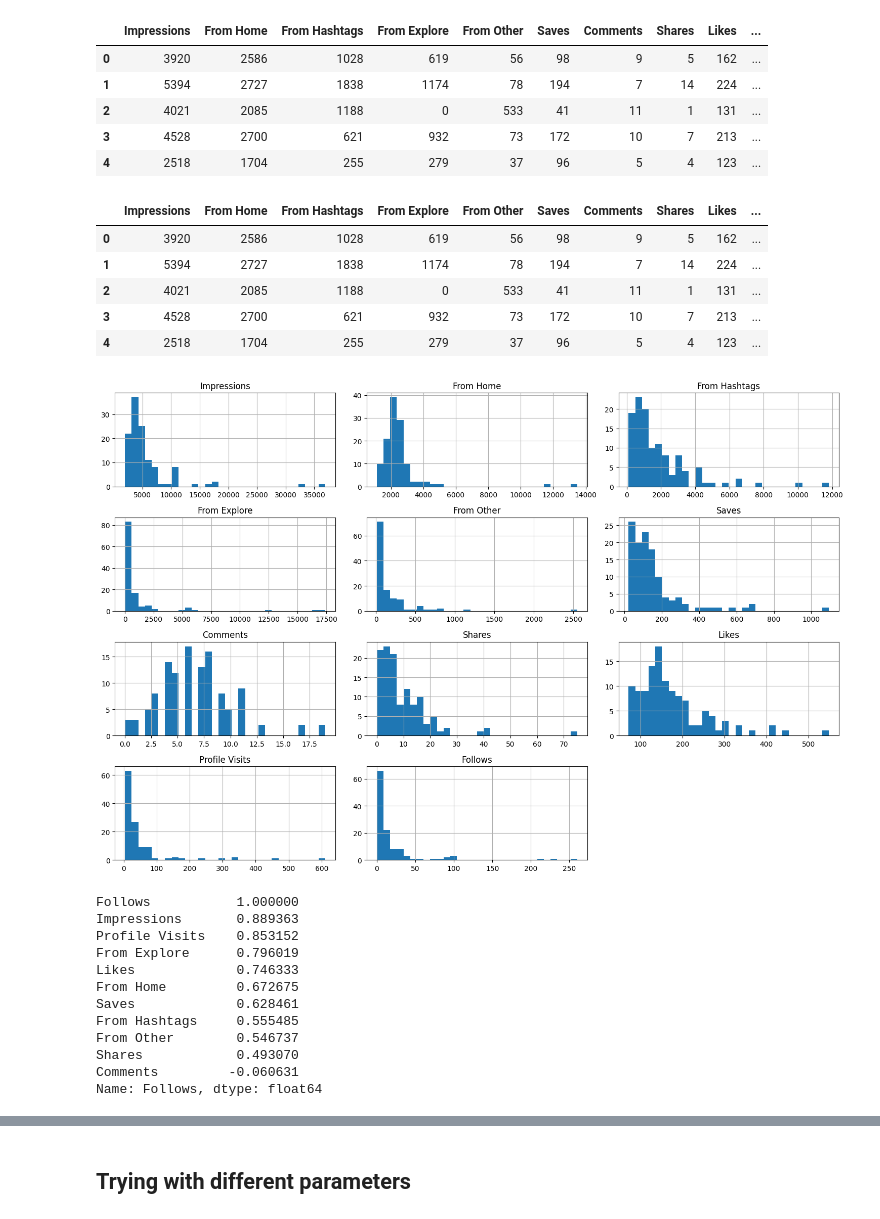
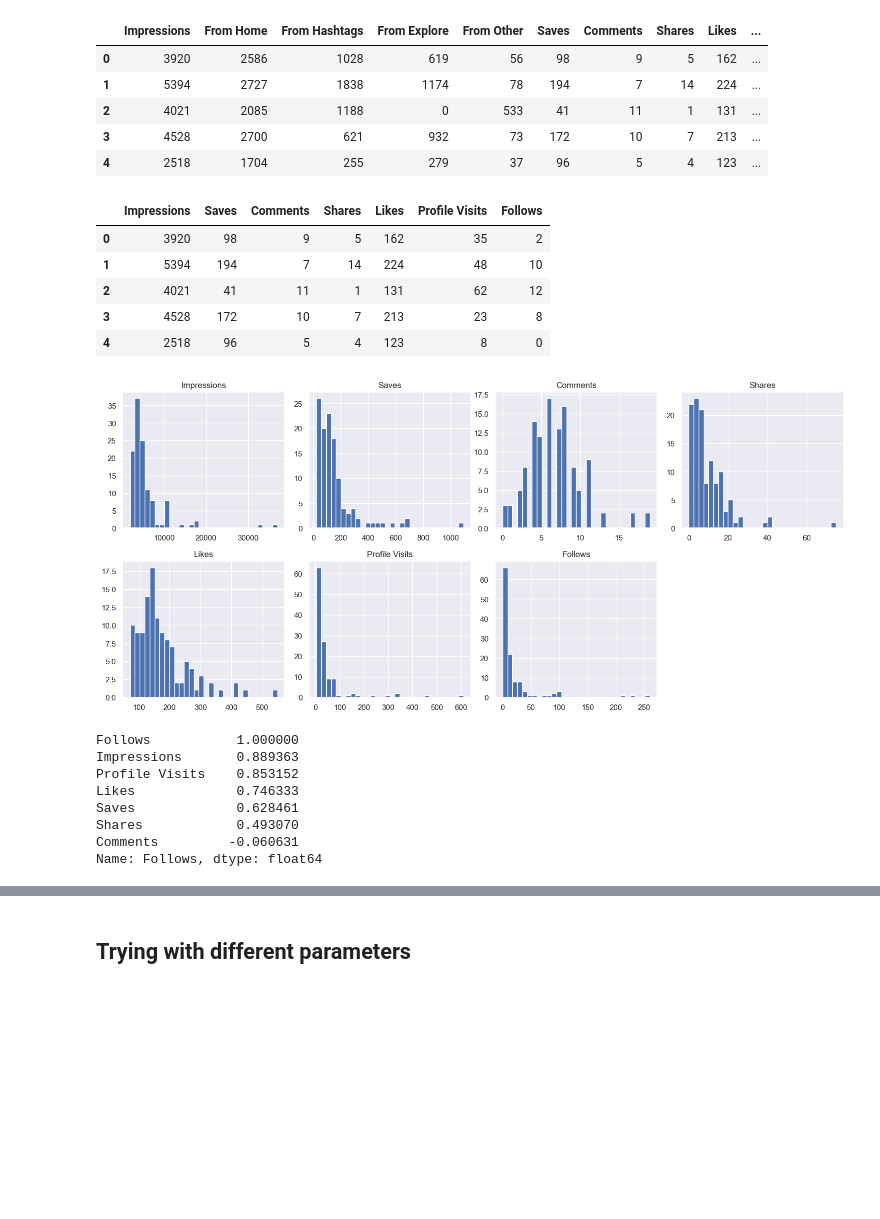
Before and after one commit to Thiraput01/Instragram-analyze, a Jupyter notebook: follow_predict/follow_predict.ipynb, the cells around one changed output, grey strips where cells are left out. Saved outputs shown, nothing was run; the diff lists cells and outputs as text; code cells hidden in the pictures; blank space fills up the shorter version.

```diff
--- a/follow_predict/follow_predict.ipynb
+++ b/follow_predict/follow_predict.ipynb
@@ -19,36 +20,32 @@ df.head()
 | 3 | 4528 | 2700 | 621 | 932 | 73 | 172 | 10 | 7 | 213 | ... |
 | 4 | 2518 | 1704 | 255 | 279 | 37 | 96 | 5 | 4 | 123 | ... |
 # %%
-df = df[["Impressions", "From Home", "From Hashtags", "From Explore", "From Other", "Saves", "Comments", "Shares", "Likes", "Profile Visits", "Follows"]]
+df = df[["Impressions", "Saves", "Comments", "Shares", "Likes", "Profile Visits", "Follows"]]
 df.head()
 # %% [output]
-|  | Impressions | From Home | From Hashtags | From Explore | From Other | Saves | Comments | Shares | Likes | ... |
-| 0 | 3920 | 2586 | 1028 | 619 | 56 | 98 | 9 | 5 | 162 | ... |
-| 1 | 5394 | 2727 | 1838 | 1174 | 78 | 194 | 7 | 14 | 224 | ... |
-| 2 | 4021 | 2085 | 1188 | 0 | 533 | 41 | 11 | 1 | 131 | ... |
-| 3 | 4528 | 2700 | 621 | 932 | 73 | 172 | 10 | 7 | 213 | ... |
-| 4 | 2518 | 1704 | 255 | 279 | 37 | 96 | 5 | 4 | 123 | ... |
+|  | Impressions | Saves | Comments | Shares | Likes | Profile Visits | Follows |
+| 0 | 3920 | 98 | 9 | 5 | 162 | 35 | 2 |
+| 1 | 5394 | 194 | 7 | 14 | 224 | 48 | 10 |
+| 2 | 4021 | 41 | 11 | 1 | 131 | 62 | 12 |
+| 3 | 4528 | 172 | 10 | 7 | 213 | 23 | 8 |
+| 4 | 2518 | 96 | 5 | 4 | 123 | 8 | 0 |
 # %%
 # Plot histograms for all columns
-df.hist(bins=30, figsize=(15, 10), layout=(4, 3))
+df.hist(bins=30, figsize=(15, 10), layout=(3, 4))
 plt.tight_layout()
 plt.show()
 # %% [output]
-[figure, old version]
+[figure, new version]
 # %%
 correlations = df.corr()
 follows_correlations = correlations["Follows"].sort_values(ascending=False)
-print(follows_correlations)
+follows_correlations
 # %% [output]
 Follows           1.000000
 Impressions       0.889363
 Profile Visits    0.853152
-From Explore      0.796019
 Likes             0.746333
-From Home         0.672675
 Saves             0.628461
-From Hashtags     0.555485
-From Other        0.546737
 Shares            0.493070
 Comments         -0.060631
 Name: Follows, dtype: float64
```
Also changed, not shown: parts of 38 cells of this notebook, 2 other files.
